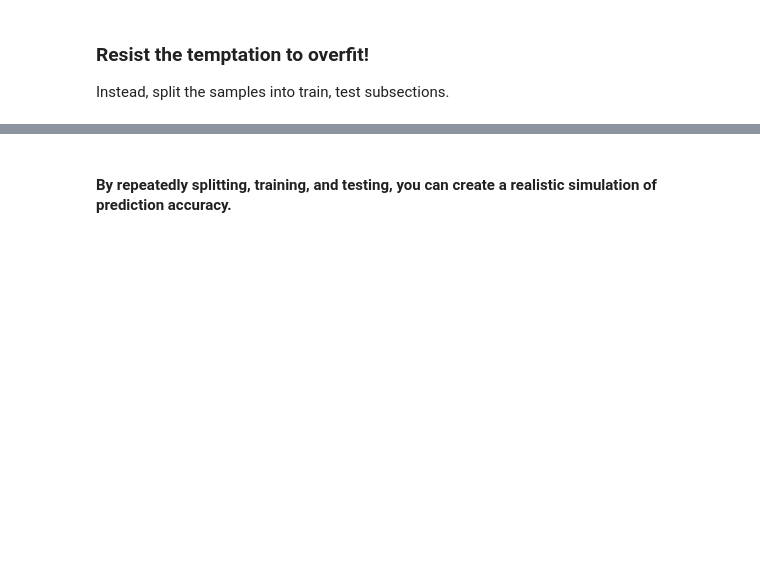
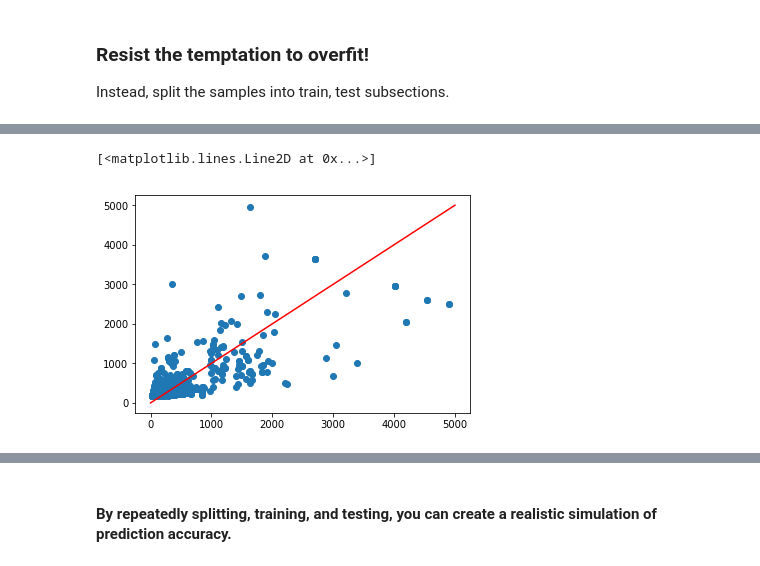
Before and after one commit to lucasPDY/Machine-Learning-with-MiniZinc, a Jupyter notebook: soda_promotion_pytorch.ipynb, the cells around one changed output, grey strips where cells are left out. Drawn from its saved outputs; the diff is of its cells as text; code cells hidden in the pictures; blank space fills up the shorter version.

Commit message:
Regression with Pytorch

```diff
--- a/soda_promotion_pytorch.ipynb
+++ b/soda_promotion_pytorch.ipynb
@@ -137,0 +302,29 @@ torch.Size([596, 24])
+# %%
+# from sklearn.linear_model import LinearRegression
+# import pandas as pd
+# import matplotlib.pyplot as plt
+
+# def regression_report(regr):
+#     print('Intercept: ', regr.intercept_)
+#     print('Coefficients: ', regr.coef_)
+#     print('R-squared: ',regr.score(x,y))
+# # Convert torch to ndarray
+# x = series_dl[0].numpy()
+# y = series_dl[1].numpy()
+# regr0 = LinearRegression().fit(x,y)
+# regression_report(regr0)
+# pred = np.round(regr0.predict(x),2)
+
+x_list = []
+y_list = []
+for idx,i in enumerate(pred):
+    x_list.append(i[0])
+    y_list.append(tar[idx][0])
+#     print(i[0], tar[idx][0])
+
+x = np.linspace(0,5000,1000)
+plt.plot(y_list, x_list,'o')
+plt.plot(x, x, '-r')
+# %% [output]
+[<matplotlib.lines.Line2D at 0x...>]
+[figure, added]
```
Also changed, not shown: parts of 27 cells of this notebook.
